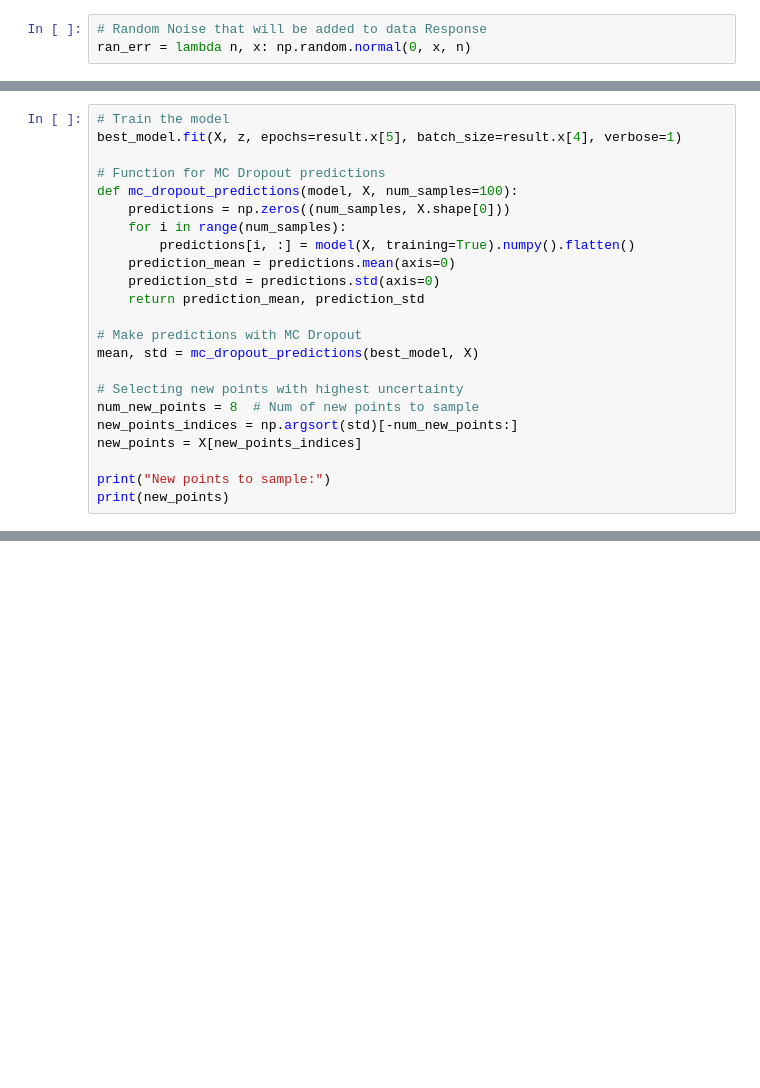
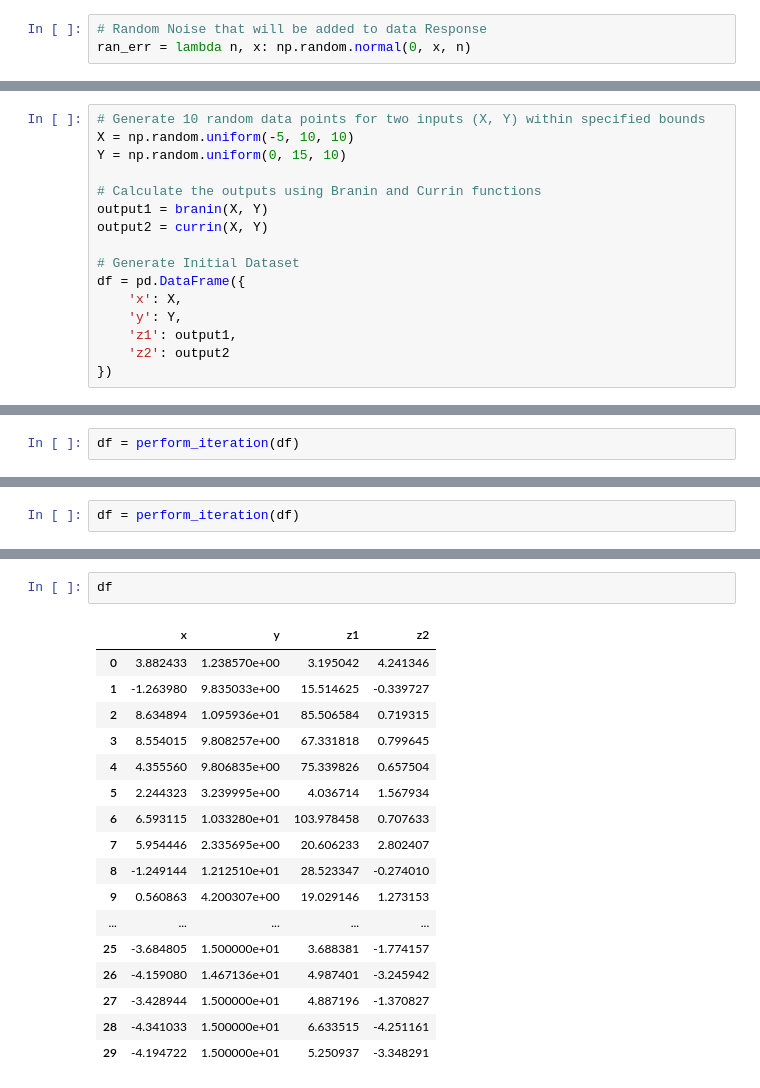
Before and after one commit to ScoutCodes/SMILE, a Jupyter notebook: BayesOpt_Code/BNN.ipynb, the cells around one changed output, grey strips where cells are left out. Drawn from its saved outputs; the diff is of its cells as text; blank space fills up the shorter version.

```diff
--- a/BayesOpt_Code/BNN.ipynb
+++ b/BayesOpt_Code/BNN.ipynb
@@ -131,23 +35,0 @@ epochs: 14
-# %%
-# Train the model
-best_model.fit(X, z, epochs=result.x[5], batch_size=result.x[4], verbose=1)
-
-# Function for MC Dropout predictions
-def mc_dropout_predictions(model, X, num_samples=100):
-    predictions = np.zeros((num_samples, X.shape[0]))
-    for i in range(num_samples):
-        predictions[i, :] = model(X, training=True).numpy().flatten()
-    prediction_mean = predictions.mean(axis=0)
-    prediction_std = predictions.std(axis=0)
-    return prediction_mean, prediction_std
-
-# Make predictions with MC Dropout
-mean, std = mc_dropout_predictions(best_model, X)
-
-# Selecting new points with highest uncertainty
-num_new_points = 8  # Num of new points to sample
-new_points_indices = np.argsort(std)[-num_new_points:]
-new_points = X[new_points_indices]
-
-print("New points to sample:")
-print(new_points)
@@ -171,0 +36,16 @@ Epoch 6/14
+# %%
+# Generate 10 random data points for two inputs (X, Y) within specified bounds
+X = np.random.uniform(-5, 10, 10)
+Y = np.random.uniform(0, 15, 10)
+
+# Calculate the outputs using Branin and Currin functions
+output1 = branin(X, Y)
+output2 = currin(X, Y)
+
+# Generate Initial Dataset
+df = pd.DataFrame({
+    'x': X,
+    'y': Y,
+    'z1': output1,
+    'z2': output2
+})
@@ -171,0 +224,2 @@ Epoch 6/14
+# %%
+df = perform_iteration(df)
@@ -171,0 +292,2 @@ Epoch 6/14
+# %%
+df = perform_iteration(df)
@@ -171,0 +363,20 @@ Epoch 6/14
+# %%
+df
+# %% [output]
+|  | x | y | z1 | z2 |
+| 0 | 3.882433 | 1.238570e+00 | 3.195042 | 4.241346 |
+| 1 | -1.263980 | 9.835033e+00 | 15.514625 | -0.339727 |
+| 2 | 8.634894 | 1.095936e+01 | 85.506584 | 0.719315 |
+| 3 | 8.554015 | 9.808257e+00 | 67.331818 | 0.799645 |
+| 4 | 4.355560 | 9.806835e+00 | 75.339826 | 0.657504 |
+| 5 | 2.244323 | 3.239995e+00 | 4.036714 | 1.567934 |
+| 6 | 6.593115 | 1.033280e+01 | 103.978458 | 0.707633 |
+| 7 | 5.954446 | 2.335695e+00 | 20.606233 | 2.802407 |
+| 8 | -1.249144 | 1.212510e+01 | 28.523347 | -0.274010 |
+| 9 | 0.560863 | 4.200307e+00 | 19.029146 | 1.273153 |
+| ... | ... | ... | ... | ... |
+| 25 | -3.684805 | 1.500000e+01 | 3.688381 | -1.774157 |
+| 26 | -4.159080 | 1.467136e+01 | 4.987401 | -3.245942 |
+| 27 | -3.428944 | 1.500000e+01 | 4.887196 | -1.370827 |
+| 28 | -4.341033 | 1.500000e+01 | 6.633515 | -4.251161 |
+| 29 | -4.194722 | 1.500000e+01 | 5.250937 | -3.348291 |
```
Also changed, not shown: parts of 12 cells of this notebook, 1 other file.
